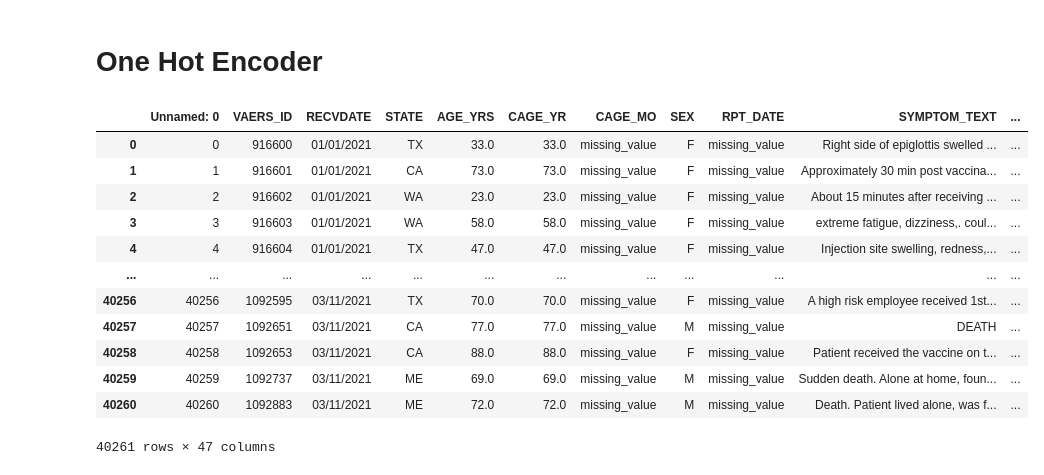
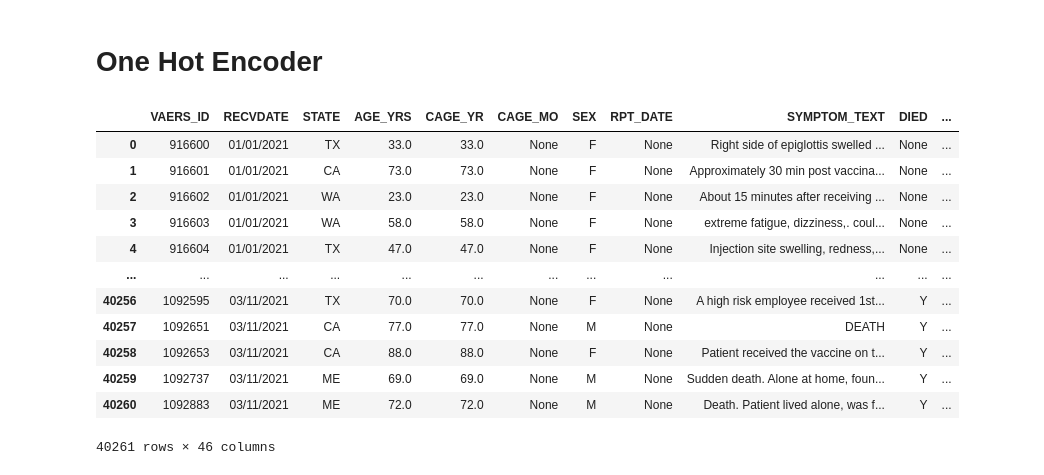
Before and after one commit to gmalhotra007/Final_Project, a Jupyter notebook: Logistic Regression.ipynb, the cells around one changed output. Drawn from its saved outputs; the diff is of its cells as text; code cells hidden in the pictures.

```diff
--- a/Logistic Regression.ipynb
+++ b/Logistic Regression.ipynb
@@ -274,7 +274,10 @@ EK4736         1
 Name: VAX_LOT, Length: 1887, dtype: int64
 # %%
 # Drop LAB_DATA, OTHER MEDS, CUR_ILL, HISTORY, PRIOR_VAX, ALLERGIES - unless we use NLP, those columns can't be hot encoded
-vaers_clean = vaers_df.drop(columns = ['LAB_DATA', 'OTHER_MEDS', 'CUR_ILL', 'HISTORY', 'PRIOR_VAX', 'ALLERGIES'])
+vaers_drop = vaers_df.drop(columns = ['LAB_DATA', 'OTHER_MEDS', 'CUR_ILL', 'HISTORY', 'PRIOR_VAX', 'ALLERGIES'])
+# %%
+# Drop Unamed: ) because it is the same as the index
+vaers_clean = vaers_drop.drop(columns = 'Unnamed: 0')
 # %%
 # re-count Unique values in each column in new cleaned df
 vaers_clean.nunique()
@@ -300,22 +323,22 @@ dtype: int64
 # One Hot Encoder
 # %%
 # replace missing data with Simple Inputer
-imp = SimpleImputer(strategy='constant')
+imp = SimpleImputer(strategy='constant', fill_value="None")
 
 vaers_imp = pd.DataFrame(imp.fit_transform(vaers_clean))
 vaers_imp.columns = vaers_clean.columns
 vaers_imp
 # %% [output]
-|  | Unnamed: 0 | VAERS_ID | RECVDATE | STATE | AGE_YRS | CAGE_YR | CAGE_MO | SEX | RPT_DATE | SYMPTOM_TEXT | ... |
-| 0 | 0 | 916600 | 01/01/2021 | TX | 33.0 | 33.0 | missing_value | F | missing_value | Right side of epiglottis swelled ... | ... |
-| 1 | 1 | 916601 | 01/01/2021 | CA | 73.0 | 73.0 | missing_value | F | missing_value | Approximately 30 min post vaccina... | ... |
-| 2 | 2 | 916602 | 01/01/2021 | WA | 23.0 | 23.0 | missing_value | F | missing_value | About 15 minutes after receiving ... | ... |
-| 3 | 3 | 916603 | 01/01/2021 | WA | 58.0 | 58.0 | missing_value | F | missing_value | extreme fatigue, dizziness,. coul... | ... |
-| 4 | 4 | 916604 | 01/01/2021 | TX | 47.0 | 47.0 | missing_value | F | missing_value | Injection site swelling, redness,... | ... |
+|  | VAERS_ID | RECVDATE | STATE | AGE_YRS | CAGE_YR | CAGE_MO | SEX | RPT_DATE | SYMPTOM_TEXT | DIED | ... |
+| 0 | 916600 | 01/01/2021 | TX | 33.0 | 33.0 | None | F | None | Right side of epiglottis swelled ... | None | ... |
+| 1 | 916601 | 01/01/2021 | CA | 73.0 | 73.0 | None | F | None | Approximately 30 min post vaccina... | None | ... |
+| 2 | 916602 | 01/01/2021 | WA | 23.0 | 23.0 | None | F | None | About 15 minutes after receiving ... | None | ... |
+| 3 | 916603 | 01/01/2021 | WA | 58.0 | 58.0 | None | F | None | extreme fatigue, dizziness,. coul... | None | ... |
+| 4 | 916604 | 01/01/2021 | TX | 47.0 | 47.0 | None | F | None | Injection site swelling, redness,... | None | ... |
 | ... | ... | ... | ... | ... | ... | ... | ... | ... | ... | ... | ... |
-| 40256 | 40256 | 1092595 | 03/11/2021 | TX | 70.0 | 70.0 | missing_value | F | missing_value | A high risk employee received 1st... | ... |
-| 40257 | 40257 | 1092651 | 03/11/2021 | CA | 77.0 | 77.0 | missing_value | M | missing_value | DEATH | ... |
-| 40258 | 40258 | 1092653 | 03/11/2021 | CA | 88.0 | 88.0 | missing_value | F | missing_value | Patient received the vaccine on t... | ... |
-| 40259 | 40259 | 1092737 | 03/11/2021 | ME | 69.0 | 69.0 | missing_value | M | missing_value | Sudden death. Alone at home, foun... | ... |
-| 40260 | 40260 | 1092883 | 03/11/2021 | ME | 72.0 | 72.0 | missing_value | M | missing_value | Death. Patient lived alone, was f... | ... |
+| 40256 | 1092595 | 03/11/2021 | TX | 70.0 | 70.0 | None | F | None | A high risk employee received 1st... | Y | ... |
+| 40257 | 1092651 | 03/11/2021 | CA | 77.0 | 77.0 | None | M | None | DEATH | Y | ... |
+| 40258 | 1092653 | 03/11/2021 | CA | 88.0 | 88.0 | None | F | None | Patient received the vaccine on t... | Y | ... |
+| 40259 | 1092737 | 03/11/2021 | ME | 69.0 | 69.0 | None | M | None | Sudden death. Alone at home, foun... | Y | ... |
+| 40260 | 1092883 | 03/11/2021 | ME | 72.0 | 72.0 | None | M | None | Death. Patient lived alone, was f... | Y | ... |
-40261 rows × 47 columns
+40261 rows × 46 columns
```
Also changed, not shown: parts of 28 cells of this notebook.
